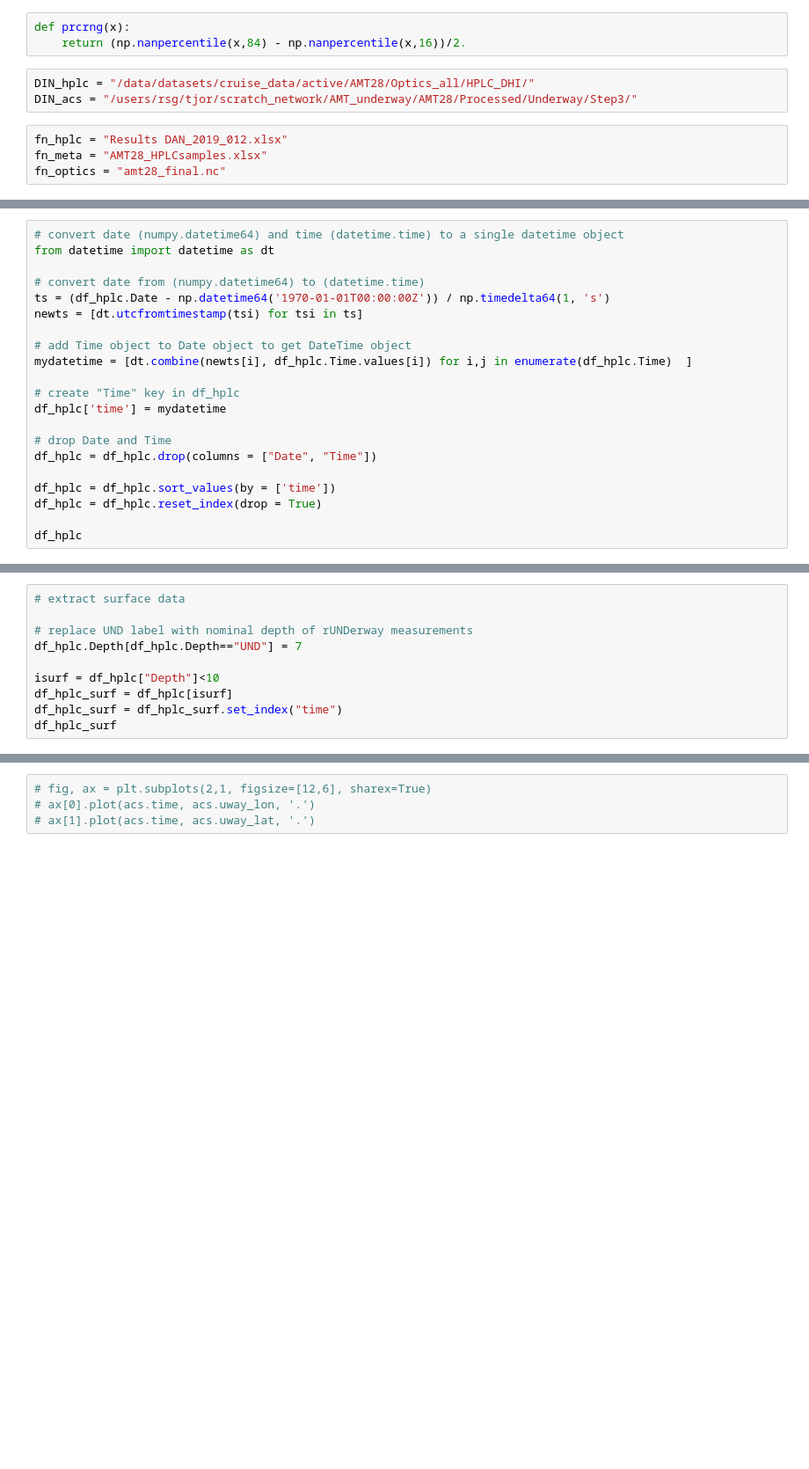
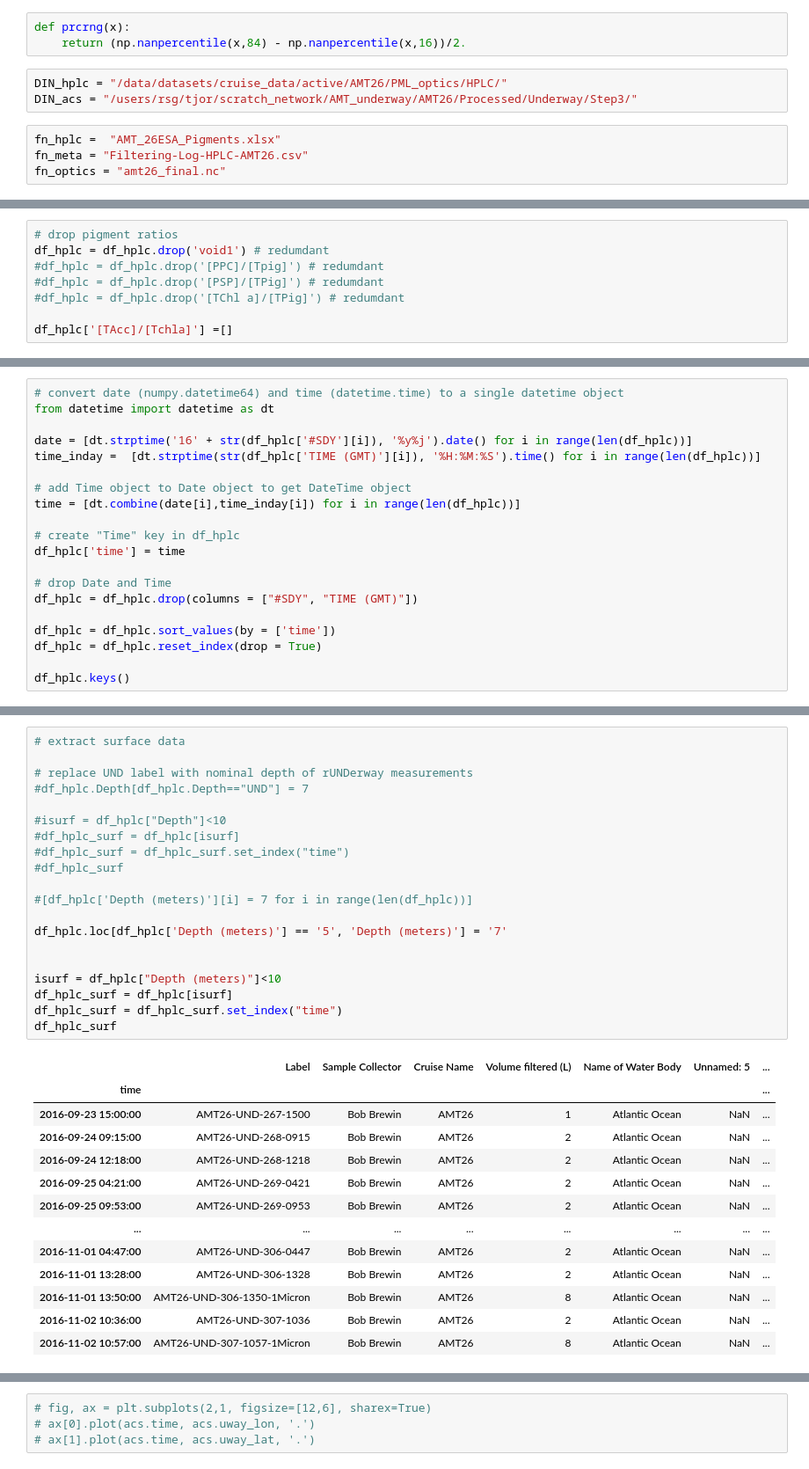
Before and after one commit to tjor/AMT26_underway, a Jupyter notebook: Underway/step5_amt_add_HPLC.ipynb, the cells around one changed output, grey strips where cells are left out. Shown at 88% size. Cells and saved outputs as stored; diff of their text form; blank space fills up the shorter version.

Commit message:
step 5 file added: hplc merge complete

```diff
--- a/Underway/step5_amt_add_HPLC.ipynb
+++ b/Underway/step5_amt_add_HPLC.ipynb
@@ -19,10 +19,10 @@ from datetime import datetime as dt
 def prcrng(x):
     return (np.nanpercentile(x,84) - np.nanpercentile(x,16))/2.
 # %%
-DIN_hplc = "/data/datasets/cruise_data/active/AMT28/Optics_all/HPLC_DHI/"
-DIN_acs = "/users/rsg/tjor/scratch_network/AMT_underway/AMT28/Processed/Underway/Step3/"
+DIN_hplc = "/data/datasets/cruise_data/active/AMT26/PML_optics/HPLC/"
+DIN_acs = "/users/rsg/tjor/scratch_network/AMT_underway/AMT26/Processed/Underway/Step3/"
 # %%
-fn_hplc = "Results DAN_2019_012.xlsx"
-fn_meta = "AMT28_HPLCsamples.xlsx"
-fn_optics = "amt28_final.nc"
+fn_hplc =  "AMT_26ESA_Pigments.xlsx"
+fn_meta = "Filtering-Log-HPLC-AMT26.csv"
+fn_optics = "amt26_final.nc"
 # %%
@@ -125,0 +254,8 @@ derived_pigs = {"Alpha-beta-Car":"Alpha-beta-Car",
+# %%
+# drop pigment ratios
+df_hplc = df_hplc.drop('void1') # redumdant
+#df_hplc = df_hplc.drop('[PPC]/[Tpig]') # redumdant
+#df_hplc = df_hplc.drop('[PSP]/[TPig]') # redumdant
+#df_hplc = df_hplc.drop('[TChl a]/[TPig]') # redumdant
+
+df_hplc['[TAcc]/[Tchla]'] =[]
@@ -162,21 +282,20 @@ Comments_x
 # convert date (numpy.datetime64) and time (datetime.time) to a single datetime object
 from datetime import datetime as dt
 
-# convert date from (numpy.datetime64) to (datetime.time)
-ts = (df_hplc.Date - np.datetime64('1970-01-01T00:00:00Z')) / np.timedelta64(1, 's')
-newts = [dt.utcfromtimestamp(tsi) for tsi in ts]
+date = [dt.strptime('16' + str(df_hplc['#SDY'][i]), '%y%j').date() for i in range(len(df_hplc))]
+time_inday =  [dt.strptime(str(df_hplc['TIME (GMT)'][i]), '%H:%M:%S').time() for i in range(len(df_hplc))]
 
 # add Time object to Date object to get DateTime object
-mydatetime = [dt.combine(newts[i], df_hplc.Time.values[i]) for i,j in enumerate(df_hplc.Time)  ]
+time = [dt.combine(date[i],time_inday[i]) for i in range(len(df_hplc))]
 
 # create "Time" key in df_hplc
-df_hplc['time'] = mydatetime
+df_hplc['time'] = time
 
 # drop Date and Time
-df_hplc = df_hplc.drop(columns = ["Date", "Time"])
+df_hplc = df_hplc.drop(columns = ["#SDY", "TIME (GMT)"])
 
 df_hplc = df_hplc.sort_values(by = ['time'])
 df_hplc = df_hplc.reset_index(drop = True)
 
-df_hplc
+df_hplc.keys()
 # %% [output]
@@ -234,11 +377,34 @@ for i,lo in enumerate(tmplo):
 # %%
 # extract surface data
 
 # replace UND label with nominal depth of rUNDerway measurements
-df_hplc.Depth[df_hplc.Depth=="UND"] = 7
+#df_hplc.Depth[df_hplc.Depth=="UND"] = 7
 
-isurf = df_hplc["Depth"]<10
+#isurf = df_hplc["Depth"]<10
+#df_hplc_surf = df_hplc[isurf]
+#df_hplc_surf = df_hplc_surf.set_index("time")
+#df_hplc_surf
+
+#[df_hplc['Depth (meters)'][i] = 7 for i in range(len(df_hplc))]
+
+df_hplc.loc[df_hplc['Depth (meters)'] == '5', 'Depth (meters)'] = '7'
+
+
+isurf = df_hplc["Depth (meters)"]<10
 df_hplc_surf = df_hplc[isurf]
 df_hplc_surf = df_hplc_surf.set_index("time")
 df_hplc_surf
 # %% [output]
+|  | Label | Sample Collector | Cruise Name | Volume filtered (L) | Name of Water Body | Unnamed: 5 | ... |
+| time |  |  |  |  |  |  | ... |
+| 2016-09-23 15:00:00 | AMT26-UND-267-1500 | Bob Brewin | AMT26 | 1 | Atlantic Ocean | NaN | ... |
+| 2016-09-24 09:15:00 | AMT26-UND-268-0915 | Bob Brewin | AMT26 | 2 | Atlantic Ocean | NaN | ... |
+| 2016-09-24 12:18:00 | AMT26-UND-268-1218 | Bob Brewin | AMT26 | 2 | Atlantic Ocean | NaN | ... |
+| 2016-09-25 04:21:00 | AMT26-UND-269-0421 | Bob Brewin | AMT26 | 2 | Atlantic Ocean | NaN | ... |
+| 2016-09-25 09:53:00 | AMT26-UND-269-0953 | Bob Brewin | AMT26 | 2 | Atlantic Ocean | NaN | ... |
+| ... | ... | ... | ... | ... | ... | ... | ... |
+| 2016-11-01 04:47:00 | AMT26-UND-306-0447 | Bob Brewin | AMT26 | 2 | Atlantic Ocean | NaN | ... |
+| 2016-11-01 13:28:00 | AMT26-UND-306-1328 | Bob Brewin | AMT26 | 2 | Atlantic Ocean | NaN | ... |
+| 2016-11-01 13:50:00 | AMT26-UND-306-1350-1Micron | Bob Brewin | AMT26 | 8 | Atlantic Ocean | NaN | ... |
+| 2016-11-02 10:36:00 | AMT26-UND-307-1036 | Bob Brewin | AMT26 | 2 | Atlantic Ocean | NaN | ... |
+| 2016-11-02 10:57:00 | AMT26-UND-307-1057-1Micron | Bob Brewin | AMT26 | 8 | Atlantic Ocean | NaN | ... |
```
Also changed, not shown: parts of 46 cells of this notebook.
